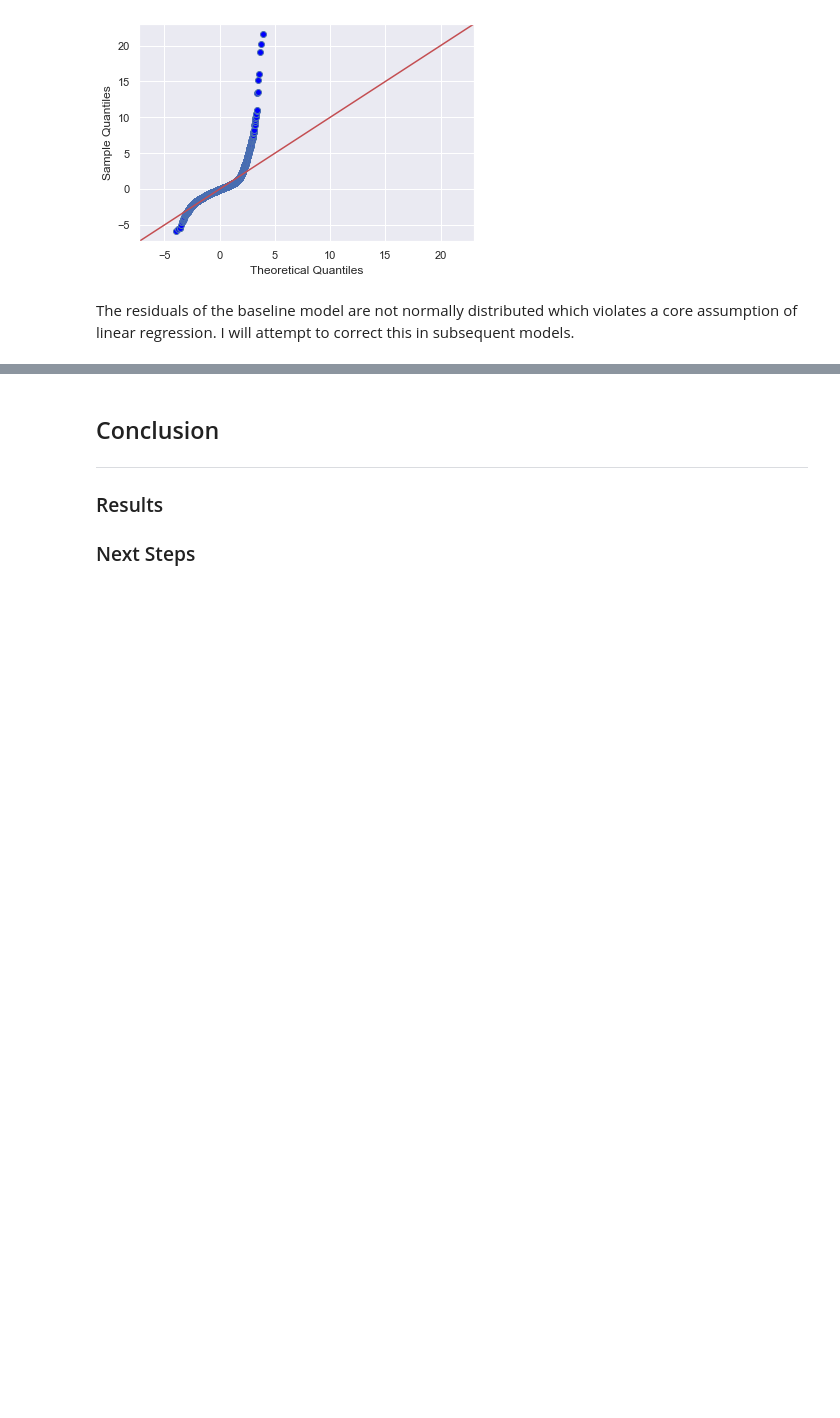
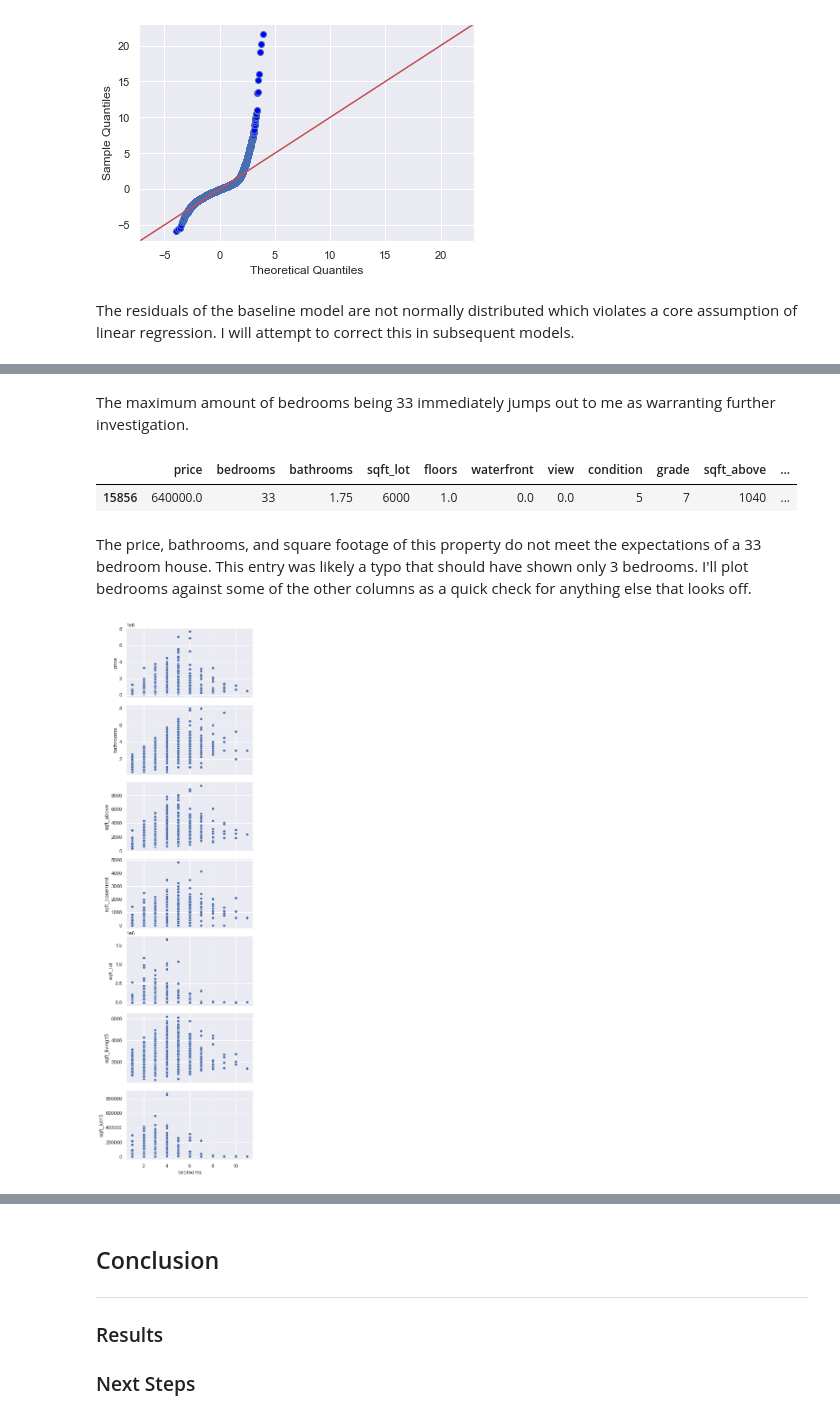
Before and after one commit to tjkyner/housing-regression-model, a Jupyter notebook: notebook.ipynb, the cells around one changed output, grey strips where cells are left out. Saved outputs shown, nothing was run; the diff lists cells and outputs as text; code cells hidden in the pictures; blank space fills up the shorter version.

```diff
--- a/notebook.ipynb
+++ b/notebook.ipynb
@@ -640,0 +655,19 @@ The residuals of the baseline model are not normally distributed which violates
+# %% [markdown]
+The maximum amount of bedrooms being 33 immediately jumps out to me as warranting further investigation.
+# %%
+df[df.bedrooms == 33]
+# %% [output]
+|  | price | bedrooms | bathrooms | sqft_lot | floors | waterfront | view | condition | grade | sqft_above | ... |
+| 15856 | 640000.0 | 33 | 1.75 | 6000 | 1.0 | 0.0 | 0.0 | 5 | 7 | 1040 | ... |
+# %% [markdown]
+The price, bathrooms, and square footage of this property do not meet the expectations of a 33 bedroom house. This entry was likely a typo that should have shown only 3 bedrooms. I'll plot bedrooms against some of the other columns as a quick check for anything else that looks off.
+# %%
+sns.pairplot(df_no_outliers,
+             x_vars=['bedrooms'],
+             y_vars=['price', 'bathrooms', 'sqft_above', 'sqft_basement', 'sqft_lot',
+                     'sqft_living15', 'sqft_lot15'],
+             diag_kind=None,
+             aspect=2
+            );
+# %% [output]
+[figure, added]
```
Also changed, not shown: parts of 13 cells of this notebook.
